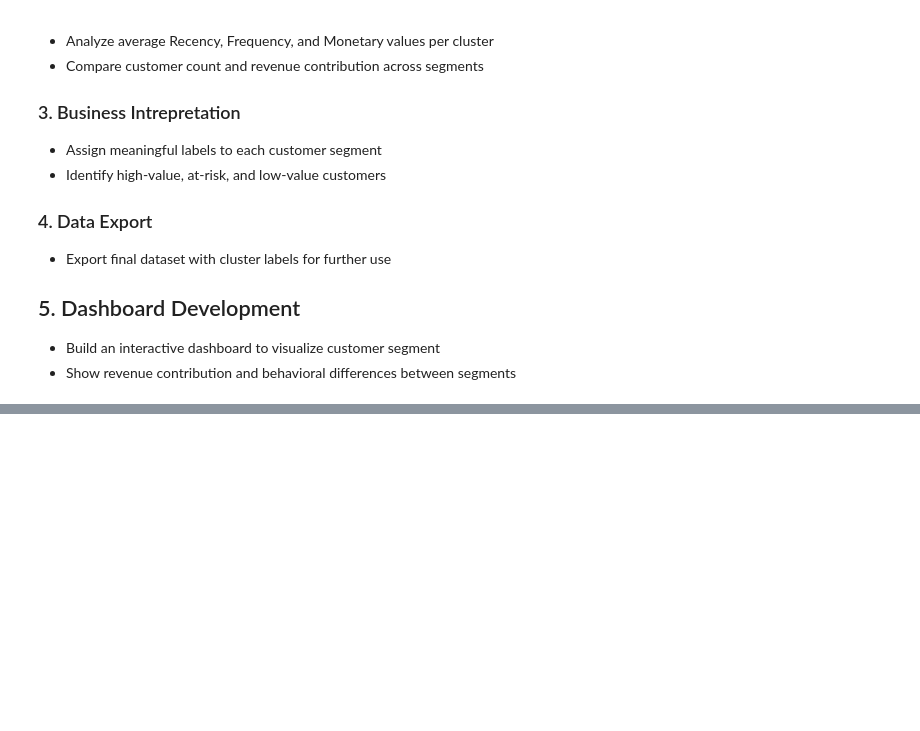
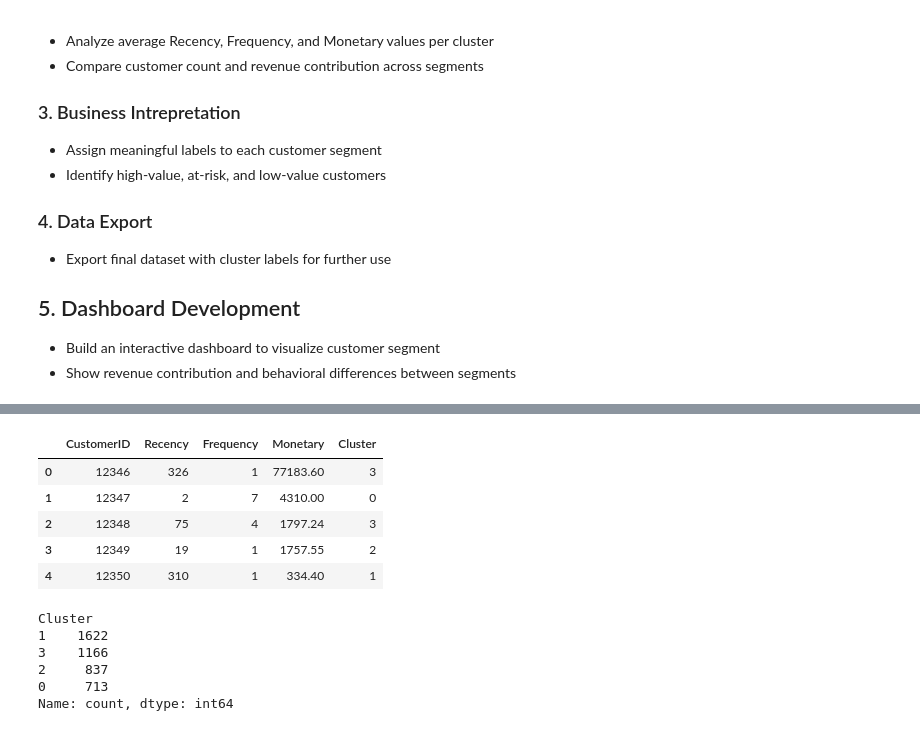
Before and after one commit to mohammadarhamk66/customer-segmentation-rfm, a Jupyter notebook: notebooks/01_customer_segmentation_rfm.ipynb, the cells around one changed output, grey strips where cells are left out. Cells and saved outputs as stored; diff of their text form; code cells hidden in the pictures; blank space fills up the shorter version.

```diff
--- a/notebooks/01_customer_segmentation_rfm.ipynb
+++ b/notebooks/01_customer_segmentation_rfm.ipynb
@@ -331,0 +445,28 @@ The following steps will be completed in the next stage of the project:
+# %%
+final_k = 4
+
+kmeans = KMeans(
+    n_clusters=final_k,
+    random_state=42,
+    n_init=10
+)
+
+rfm["Cluster"] = kmeans.fit_predict(rfm_scaled)
+
+rfm.head()
+# %% [output]
+|  | CustomerID | Recency | Frequency | Monetary | Cluster |
+| 0 | 12346 | 326 | 1 | 77183.60 | 3 |
+| 1 | 12347 | 2 | 7 | 4310.00 | 0 |
+| 2 | 12348 | 75 | 4 | 1797.24 | 3 |
+| 3 | 12349 | 19 | 1 | 1757.55 | 2 |
+| 4 | 12350 | 310 | 1 | 334.40 | 1 |
+# %%
+rfm["Cluster"].value_counts()
+# %% [output]
+Cluster
+1    1622
+3    1166
+2     837
+0     713
+Name: count, dtype: int64
```
Also changed, not shown: parts of 10 cells of this notebook.
